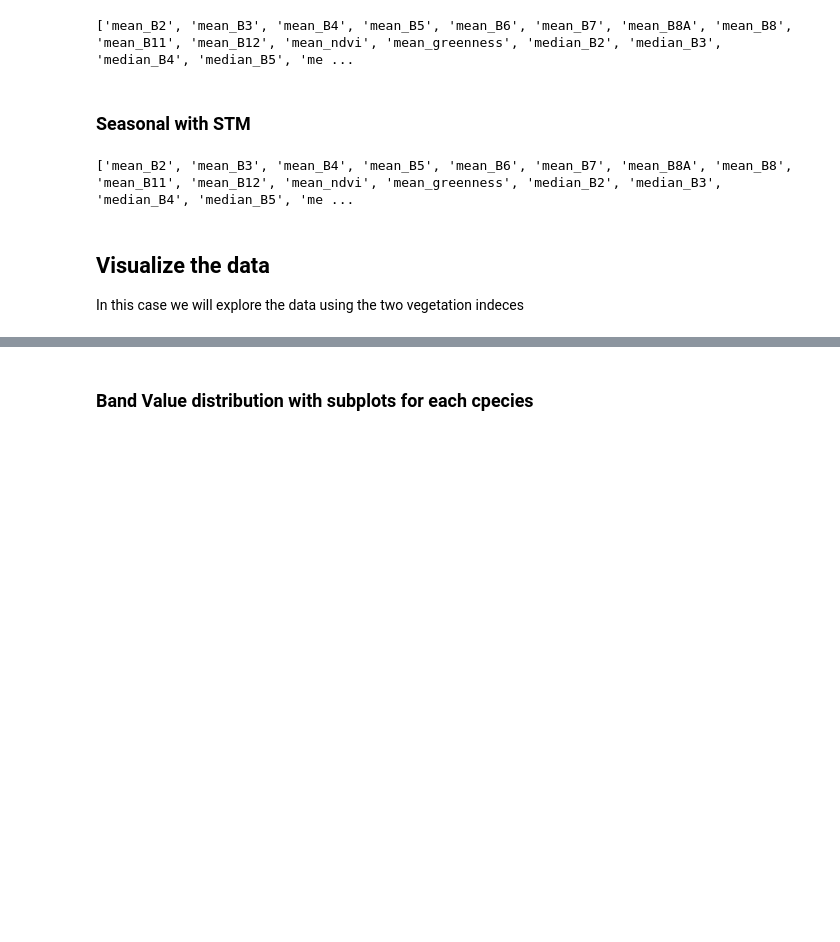
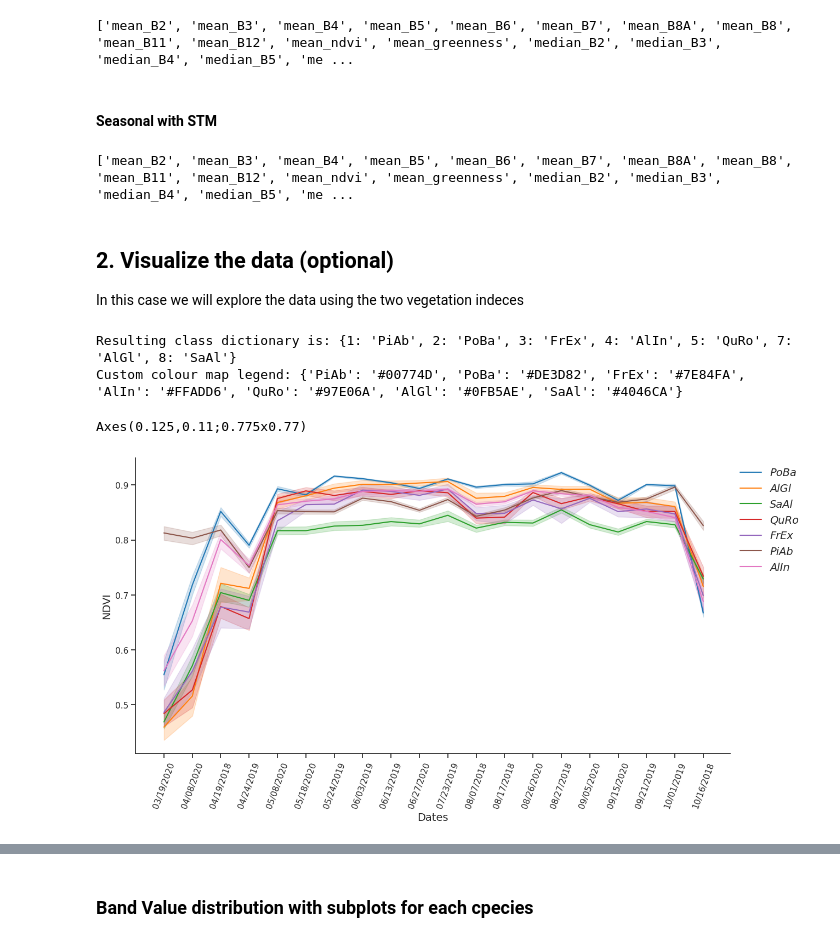
Before and after one commit to nikolovayana/Sen2Tree_multitemporal, a Jupyter notebook: main.ipynb, the cells around one changed output, grey strips where cells are left out. Saved outputs shown, nothing was run; the diff lists cells and outputs as text; code cells hidden in the pictures; blank space fills up the shorter version.

```diff
--- a/main.ipynb
+++ b/main.ipynb
@@ -169,7 +162,7 @@ print(dates_with_stm_img.bandNames().getInfo())
 # %% [output]
 ['mean_B2', 'mean_B3', 'mean_B4', 'mean_B5', 'mean_B6', 'mean_B7', 'mean_B8A', 'mean_B8', 'mean_B11', 'mean_B12', 'mean_ndvi', 'mean_greenness', 'median_B2', 'median_B3', 'median_B4', 'median_B5', 'me ...
 # %% [markdown]
-### Seasonal with STM
+#### Seasonal with STM
 # %%
 # stmStackedImage = ()
 seasonal_with_stm_col = ee.ImageCollection([stm_img,seasonal_img])
@@ -179,7 +172,7 @@ print(seasonal_with_stm_img.bandNames().getInfo())
 # %% [output]
 ['mean_B2', 'mean_B3', 'mean_B4', 'mean_B5', 'mean_B6', 'mean_B7', 'mean_B8A', 'mean_B8', 'mean_B11', 'mean_B12', 'mean_ndvi', 'mean_greenness', 'median_B2', 'median_B3', 'median_B4', 'median_B5', 'me ...
 # %% [markdown]
-## Visualize the data
+## 2. Visualize the data (optional)
 
 In this case we will explore the data using the two vegetation indeces
 # %%
@@ -199,11 +192,16 @@ label_map = {labels_num[i]:labels_str[i] for i in range (len(labels_num))}
 print ("Resulting class dictionary is: " + str(label_map))
 
 # Create an array with the colors you want to use
-custom_palette = ["#2A4000", "#E69800", "#8400A8", "#4CE600", "#FF73DF", "#FFFF00", "#00FFC5"]
+custom_palette = ["#00774D", "#DE3D82", "#7E84FA", "#FFADD6", "#97E06A", "#0FB5AE", "#4046CA"]
 label_color_map = {labels_str[i]:custom_palette[i] for i in range (len(labels_str))}
 print("Custom colour map legend: " + str(label_color_map))
+# %% [output]
+Resulting class dictionary is: {1: 'PiAb', 2: 'PoBa', 3: 'FrEx', 4: 'AlIn', 5: 'QuRo', 7: 'AlGl', 8: 'SaAl'}
+Custom colour map legend: {'PiAb': '#00774D', 'PoBa': '#DE3D82', 'FrEx': '#7E84FA', 'AlIn': '#FFADD6', 'QuRo': '#97E06A', 'AlGl': '#0FB5AE', 'SaAl': '#4046CA'}
 # %%
 
-# plot_timeseries1(greenness_df,label_map, label_color_map,'Greenness')
-plot_timeseries(ndvi_df,label_map, label_color_map,'NDVI')
+plot_timeseries(ndvi_df,label_map,'NDVI')
+# %% [output]
+Axes(0.125,0.11;0.775x0.77)
+[figure, added]
 # %%
```
Also changed, not shown: parts of 42 cells of this notebook, 21 other files.
